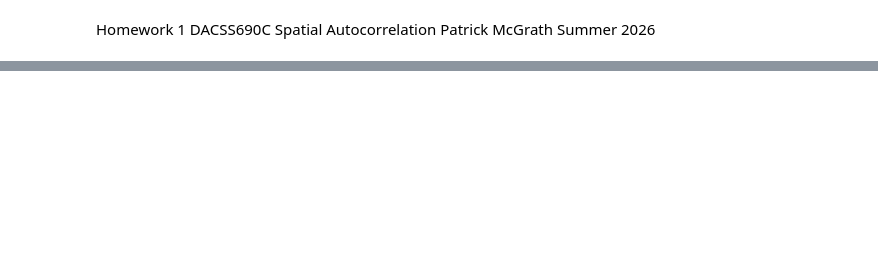
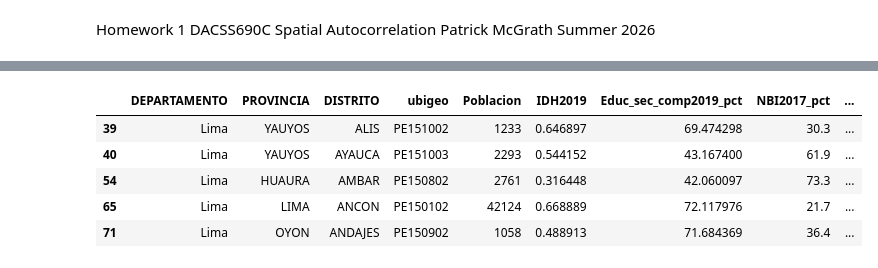
Before and after one commit to DACSS690C26/Homework_1, a Jupyter notebook: hm1.ipynb, the cells around one changed output, grey strips where cells are left out. Drawn from its saved outputs; the diff is of its cells as text; code cells hidden in the pictures; blank space fills up the shorter version.

```diff
--- a/hm1.ipynb
+++ b/hm1.ipynb
@@ -42,0 +49,26 @@ peru_df = gpd.read_file(peru_link)
+# %%
+LinkPeru="https://github.com/DACSS-CSSmeths-summer/datafiles/raw/main/PeruMaps.gpkg"
+peru=gpd.read_file(LinkPeru,layer='good_geom')
+# basic description
+#peru.info()
+
+peru.crs.to_epsg(),\
+peru.crs.is_projected, \
+set(peru.geom_type)
+
+peru=peru.to_crs(5387)
+#peru.plot()
+
+lima=peru[peru['DEPARTAMENTO']=='Lima']
+lima
+
+#lima.set_index('DISTRITO', inplace=True)
+
+lima.Educ_sec_comp2019_pct.describe()
+
+lima_queen=Graph.build_contiguity(lima,rook=False)
+
+toWideMatrix=lambda g:pd.DataFrame(g.adjacency).unstack().fillna(0)
+
+queen_lima_Matrix=toWideMatrix(lima_queen)
+queen_lima_Matrix
@@ -42,0 +91,21 @@ peru_df = gpd.read_file(peru_link)
+# %%
+
+
+
+#  "islands" may create trouble.
+# Should you keep using a _contiguity_ approach, you may consider filtering those out
+lima_queen.isolates
+
+lima_queen=lima_queen.transform("r")
+
+ylag = lima_queen.lag(lima["Educ_sec_comp2019_pct"])
+
+lima=lima.assign(Educ_sec_comp2019_pct_lagged=ylag)
+lima.head()
+# %% [output]
+|  | DEPARTAMENTO | PROVINCIA | DISTRITO | ubigeo | Poblacion | IDH2019 | Educ_sec_comp2019_pct | NBI2017_pct | ... |
+| 39 | Lima | YAUYOS | ALIS | PE151002 | 1233 | 0.646897 | 69.474298 | 30.3 | ... |
+| 40 | Lima | YAUYOS | AYAUCA | PE151003 | 2293 | 0.544152 | 43.167400 | 61.9 | ... |
+| 54 | Lima | HUAURA | AMBAR | PE150802 | 2761 | 0.316448 | 42.060097 | 73.3 | ... |
+| 65 | Lima | LIMA | ANCON | PE150102 | 42124 | 0.668889 | 72.117976 | 21.7 | ... |
+| 71 | Lima | OYON | ANDAJES | PE150902 | 1058 | 0.488913 | 71.684369 | 36.4 | ... |
```
Also changed, not shown: parts of 16 cells of this notebook.
